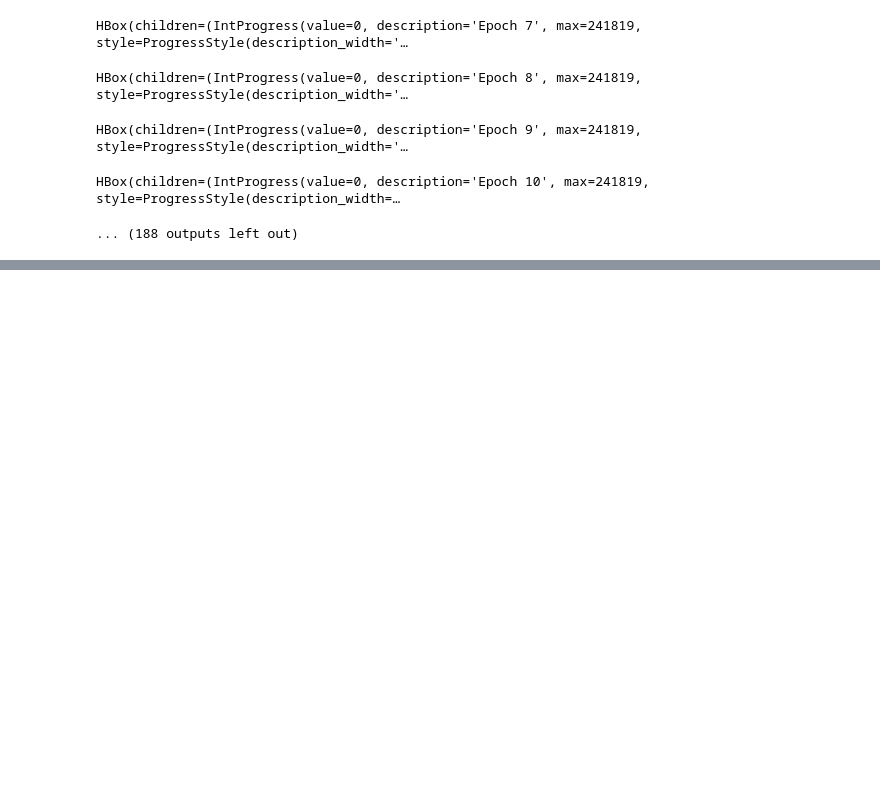
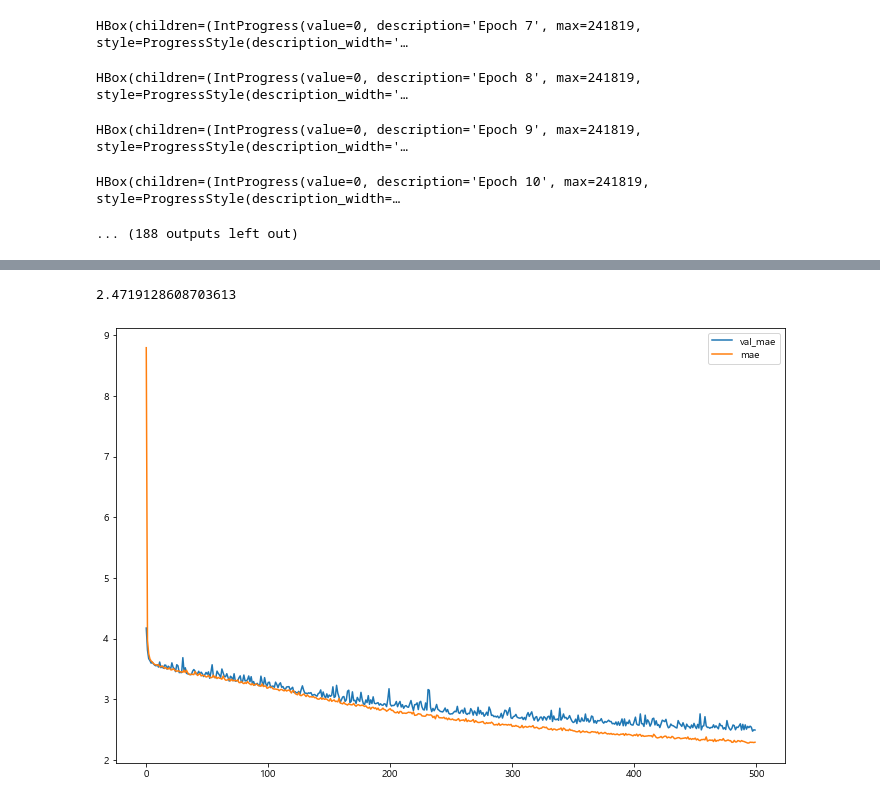
Before and after one commit to gw1303/weater_contest, a Jupyter notebook: main.ipynb, the cells around one changed output, grey strips where cells are left out. Cells and saved outputs as stored; diff of their text form; code cells hidden in the pictures; blank space fills up the shorter version.

```diff
--- a/main.ipynb
+++ b/main.ipynb
@@ -241,0 +271,7 @@ plt.show()
+# %%
+# 48h 모델
+
+x = plant1_48.iloc[:,[1,2,3,4,5,6,7]]
+y = plant1_48.iloc[:,[10,11,12,13,14]]
+
+train_x, test_x, train_y, test_y = train_test_split(x, y, train_size=0.7, shuffle=True, random_state=777)
@@ -241,0 +284,19 @@ plt.show()
+# %%
+# callback 함수
+
+es = EarlyStopping(patience=30)
+tqdm = TQDMNotebookCallback()
+# %%
+# DNN 모델
+
+model = Sequential()
+
+model.add(Dense(units=256, activation='relu',input_dim=7))
+model.add(Dense(units=256, activation='relu'))
+model.add(Dense(units=256, activation='relu'))
+model.add(Dense(units=256, activation='relu'))
+model.add(Dense(units=5, activation='relu'))
+
+model.compile(loss='mean_squared_error', optimizer='adam', metrics=['mae'])
+
+hist = model.fit(train_x, train_y, epochs=500, batch_size=2048, validation_data=[test_x,test_y], verbose=0, callbacks=[es, tqdm])
@@ -241,0 +317,15 @@ plt.show()
+# %%
+min(hist.history['val_mae'])  # 2.4719128608703613
+# %% [output]
+2.4719128608703613
+# %%
+plt.figure(figsize=(12,8))
+
+plt.plot(hist.history['val_mae'], label='val_mae')
+plt.plot(hist.history['mae'], label='mae')
+
+plt.legend()
+
+plt.show()
+# %% [output]
+[figure, added]
```
Also changed, not shown: parts of 25 cells of this notebook, 5 other files.
